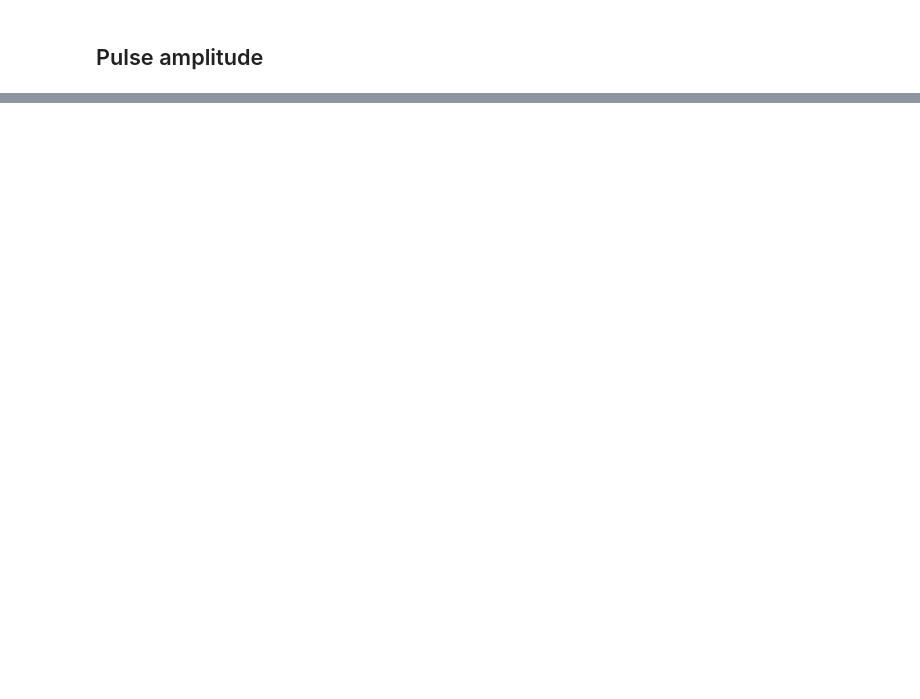
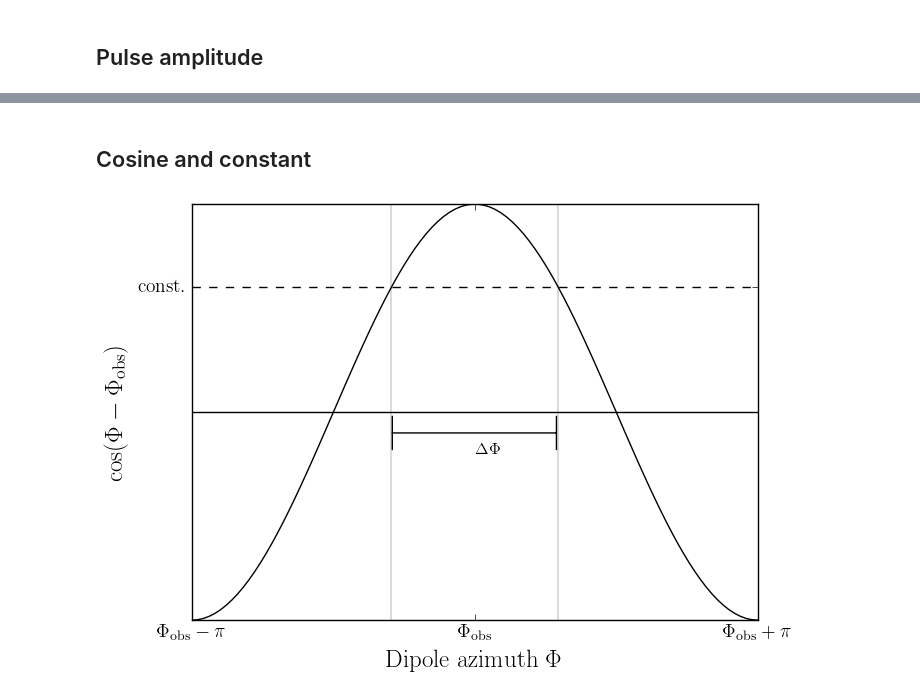
Before and after one commit to GregoryAshton/neutron_star_modelling, a Jupyter notebook: TimingNoiseModels/Observables_NoTorque/GeneratePlots-NoTorque.ipynb, the cells around one changed output, grey strips where cells are left out. Cells and saved outputs as stored; diff of their text form; code cells hidden in the pictures; blank space fills up the shorter version.

```diff
--- a/TimingNoiseModels/Observables_NoTorque/GeneratePlots-NoTorque.ipynb
+++ b/TimingNoiseModels/Observables_NoTorque/GeneratePlots-NoTorque.ipynb
@@ -207,3 +205,46 @@ plt.show()
+# %% [markdown]
+## Cosine and constant
+# %%
+from numpy import pi
+ax = plt.subplot(111)
+
+x = np.linspace(-pi, pi, 100)
+ax.axhline(0, ls="-", color="k")
+ax.plot(x, np.cos(x))
+ax.set_xlim(-pi, pi)
+ax.set_xticks([-pi, 0, pi])
+ax.set_xticklabels(["$\Phi_{\mathrm{obs}} - \pi$",
+                    "$\Phi_{\mathrm{obs}}$",
+                    "$\Phi_{\mathrm{obs}} + \pi$"])
+k = 0.6
+ax.axhline(k, ls="--", color="k")
+ax.set_yticks([k])
+ax.set_yticklabels(['const.'])
+
+x_fill = np.linspace(np.arccos(k), -np.arccos(k), 100)
+#ax.fill_between(x_fill, 0, np.cos(x_fill), color="k", alpha=0.5)
+
+ax.set_xlabel("Dipole azimuth $\Phi$")
+ax.set_ylabel("$\cos(\Phi - \Phi_{\mathrm{obs}})$")
+
+ax.annotate("",
+            xy=(-np.arccos(k)-0.02, -0.1), xycoords='data',
+            xytext=(np.arccos(k)+0.01, -0.1), textcoords='data',
+            arrowprops=dict(arrowstyle="|-|",
+                            connectionstyle="arc3"),
+            )
+ax.annotate("$\Delta\Phi$",
+            xy=(0, -0.2), xycoords='data',
+            xytext=(0, -0.2), textcoords='data',
+            )
+
+ax.axvline(-np.arccos(k), lw=0.2, color="k")
+ax.axvline(np.arccos(k), lw=0.2, color="k")
+
+plt.savefig("img/CosineIllustration.pdf")
+plt.show()
+# %% [output]
+[figure, added]
 # %%
 epsI1=0.0
 epsI3=3.0e-4
```
Also changed, not shown: parts of 4 cells of this notebook, 4 other files.
